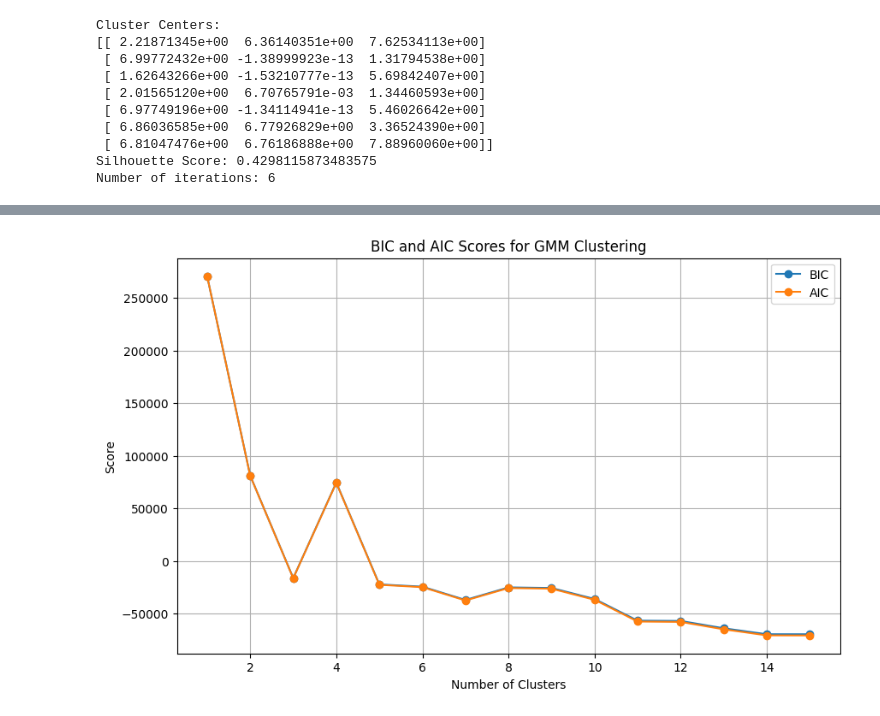
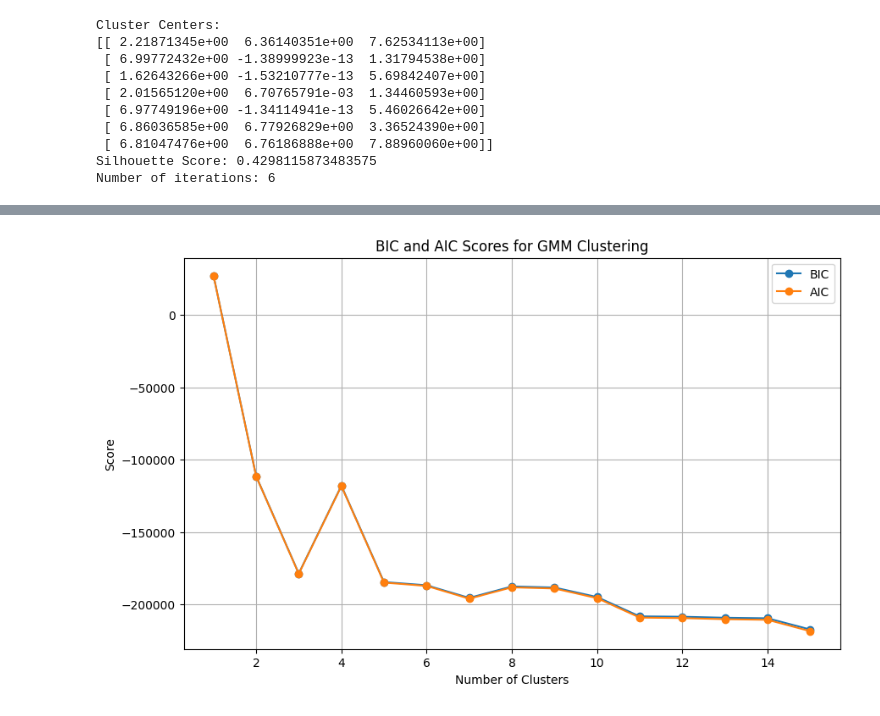
Before and after one commit to MohamedWael45/RFM, a Jupyter notebook: RFM_VeryFinal.ipynb, the cells around one changed output, grey strips where cells are left out. Drawn from its saved outputs; the diff is of its cells as text; code cells hidden in the pictures.

```diff
--- a/RFM_VeryFinal.ipynb
+++ b/RFM_VeryFinal.ipynb
@@ -449,35 +449,35 @@ from sklearn.mixture import GaussianMixture
 
 
 
 # Select the columns for clustering
-X = df2[['Recency', 'Frequency', 'Monetary']]
+X = df2[['Recency_normalized', 'Frequency_normalized', 'Monetary_normalized']]
 
 # Define the range of clusters to try
 min_clusters = 1
 max_clusters = 15  # Update with your desired maximum number of clusters
 num_clusters_range = range(min_clusters, max_clusters + 1)
 
 # Fit GMM models with varying numbers of clusters and calculate BIC/AIC
 bic_scores = []
 aic_scores = []
 for num_clusters in num_clusters_range:
     gmm = GaussianMixture(n_components=num_clusters, random_state=42)
     gmm.fit(X)
     bic_scores.append(gmm.bic(X))
     aic_scores.append(gmm.aic(X))
 
 # Plot BIC and AIC scores
 plt.figure(figsize=(10, 6))
 plt.plot(num_clusters_range, bic_scores, marker='o', label='BIC')
 plt.plot(num_clusters_range, aic_scores, marker='o', label='AIC')
 plt.xlabel('Number of Clusters')
 plt.ylabel('Score')
 plt.title('BIC and AIC Scores for GMM Clustering')
 plt.legend()
 plt.grid(True)
 plt.show()
 # %% [output]
-[figure, old version]
+[figure, new version]
 # %%
 import seaborn as sns
 import time
```
Also changed, not shown: parts of 10 cells of this notebook.
